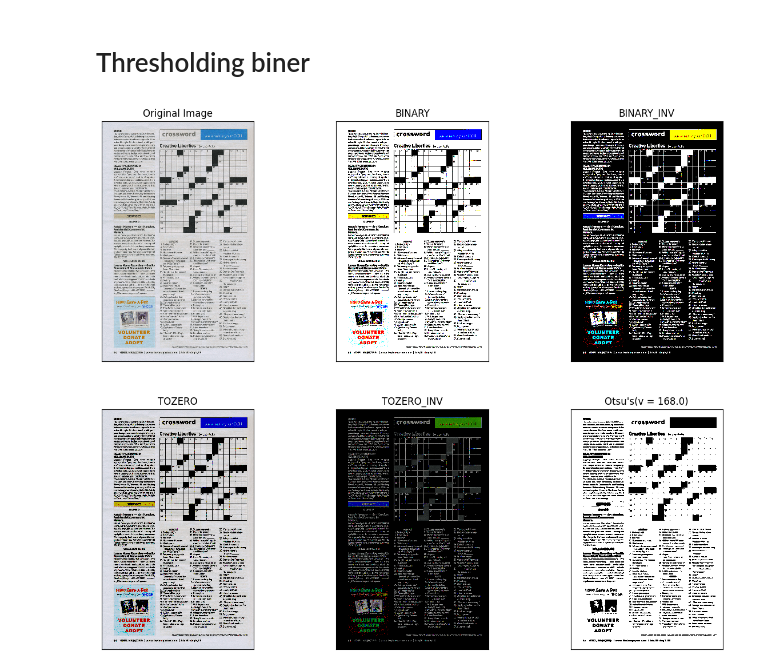
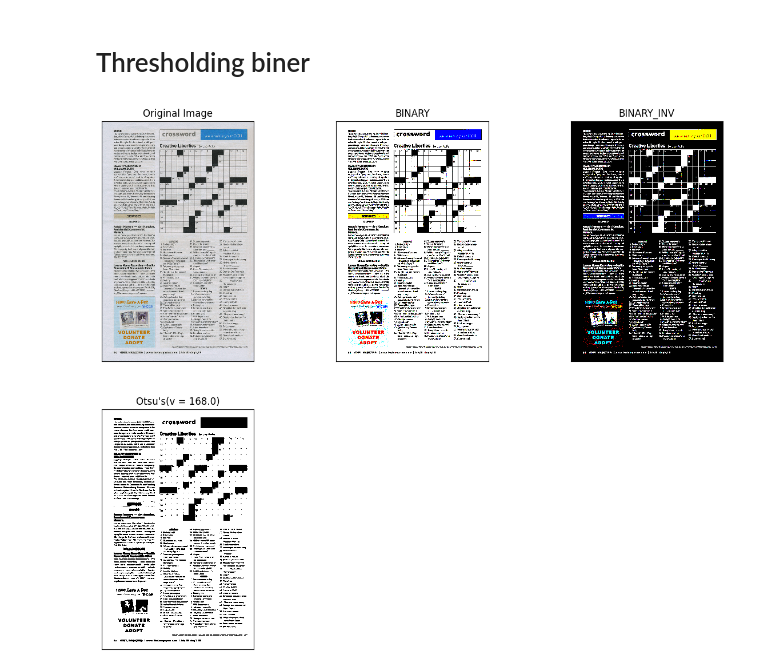
Before and after one commit to 16Komang/PCVK, a Jupyter notebook: week10.ipynb, the cells around one changed output. Cells and saved outputs as stored; diff of their text form; code cells hidden in the pictures.

```diff
--- a/week10.ipynb
+++ b/week10.ipynb
@@ -214,25 +214,23 @@ Kendala yang bisa saja dihadapi saat menampilkan warna tertentu adalah kurangnya
 # %%
 img_crossword = cv.imread('/content/drive/MyDrive/Images/crossword.jpg')
 img_gray= cv.cvtColor(img_crossword, cv.COLOR_RGB2GRAY)
 blur = cv.GaussianBlur(img_gray,(5,5),0)
 thresh = 168
 
 ret, thresh1 = cv.threshold(img_crossword, thresh,255,cv.THRESH_BINARY)
 ret, thresh2 = cv.threshold(img_crossword, thresh,255,cv.THRESH_BINARY_INV)
-ret, thresh3 = cv.threshold(img_crossword, thresh,255,cv.THRESH_TOZERO)
-ret, thresh4 = cv.threshold(img_crossword, thresh,255,cv.THRESH_TOZERO_INV)
 ret2, th2 = cv.threshold(blur,0,255,cv.THRESH_BINARY+cv.THRESH_OTSU)
 
 x = ("Otsu's(v = ") + str(ret2)+")"
-titles = ['Original Image', 'BINARY', 'BINARY_INV', 'TOZERO', 'TOZERO_INV',x]
-images = [img_crossword, thresh1, thresh2, thresh3, thresh4, th2]
+titles = ['Original Image', 'BINARY', 'BINARY_INV',x]
+images = [img_crossword, thresh1, thresh2, th2]
 
 plt.figure(figsize = (15,12))
 
 for i in range(len(images)):
   plt.subplot(2,3,i+1), plt.imshow(images[i], 'gray', interpolation = 'nearest')
   plt.title(titles[i])
   plt.xticks([]),plt.yticks([])
 plt.show()
 # %% [output]
-[figure, old version]
+[figure, new version]
```
Also changed, not shown: parts of 1 cell of this notebook.
